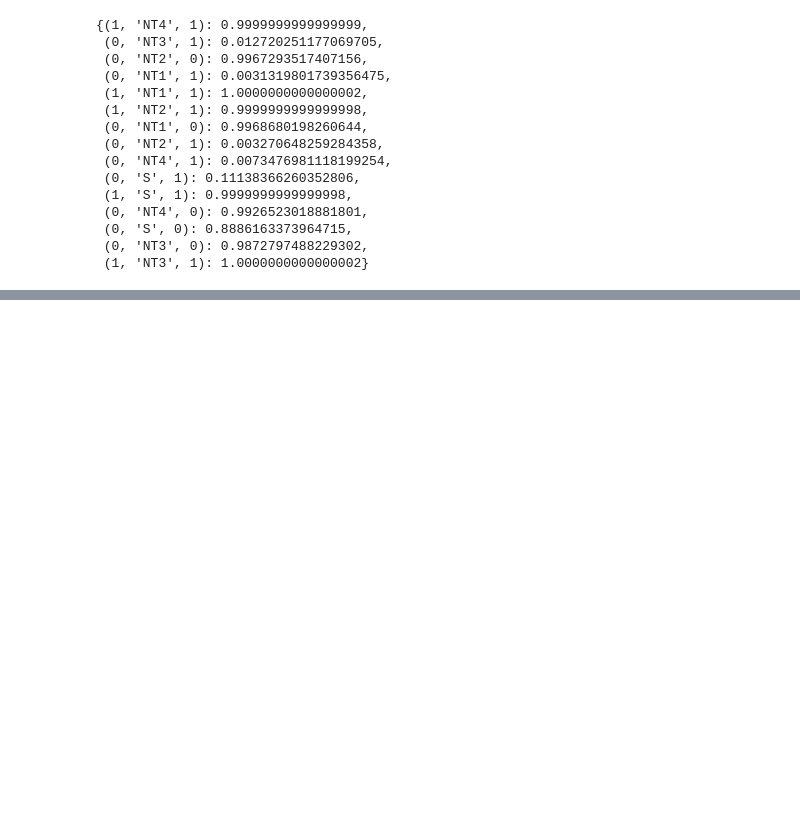
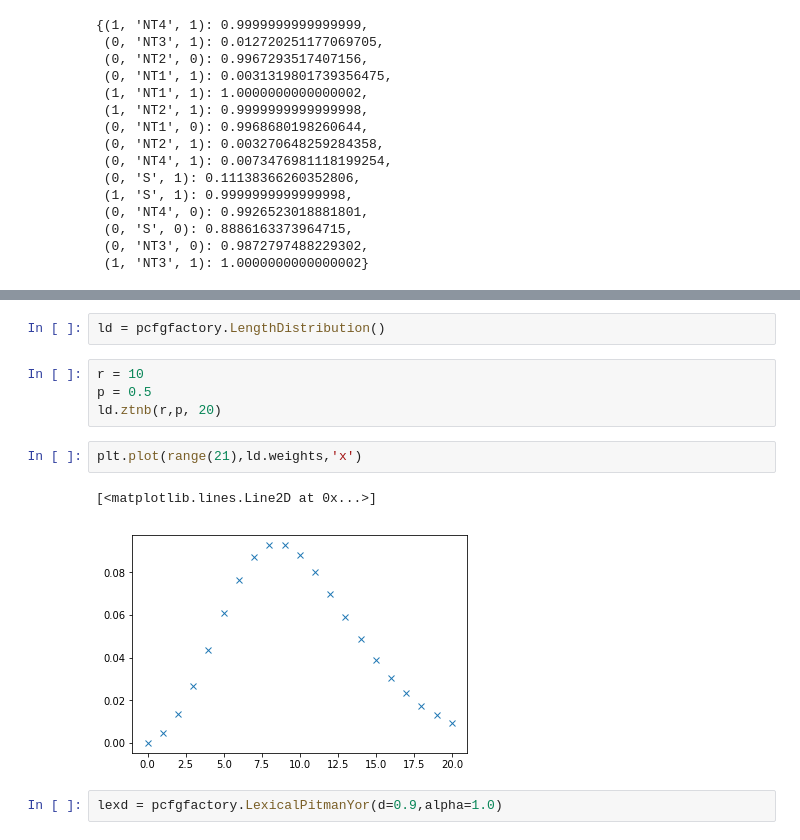
Before and after one commit to alexc17/syntheticpcfg, a Jupyter notebook: notebooks/Untitled.ipynb, the cells around one changed output, grey strips where cells are left out. Saved outputs shown, nothing was run; the diff lists cells and outputs as text; blank space fills up the shorter version.

```diff
--- a/notebooks/Untitled.ipynb
+++ b/notebooks/Untitled.ipynb
@@ -236,0 +267,13 @@ kpcfg.compute_partition_function_fast()
+# %%
+ld = pcfgfactory.LengthDistribution()
+# %%
+r = 10
+p = 0.5
+ld.ztnb(r,p, 20)
+# %%
+plt.plot(range(21),ld.weights,'x')
+# %% [output]
+[<matplotlib.lines.Line2D at 0x...>]
+[figure, added]
+# %%
+lexd = pcfgfactory.LexicalPitmanYor(d=0.9,alpha=1.0)
```
Also changed, not shown: parts of 41 cells of this notebook.
